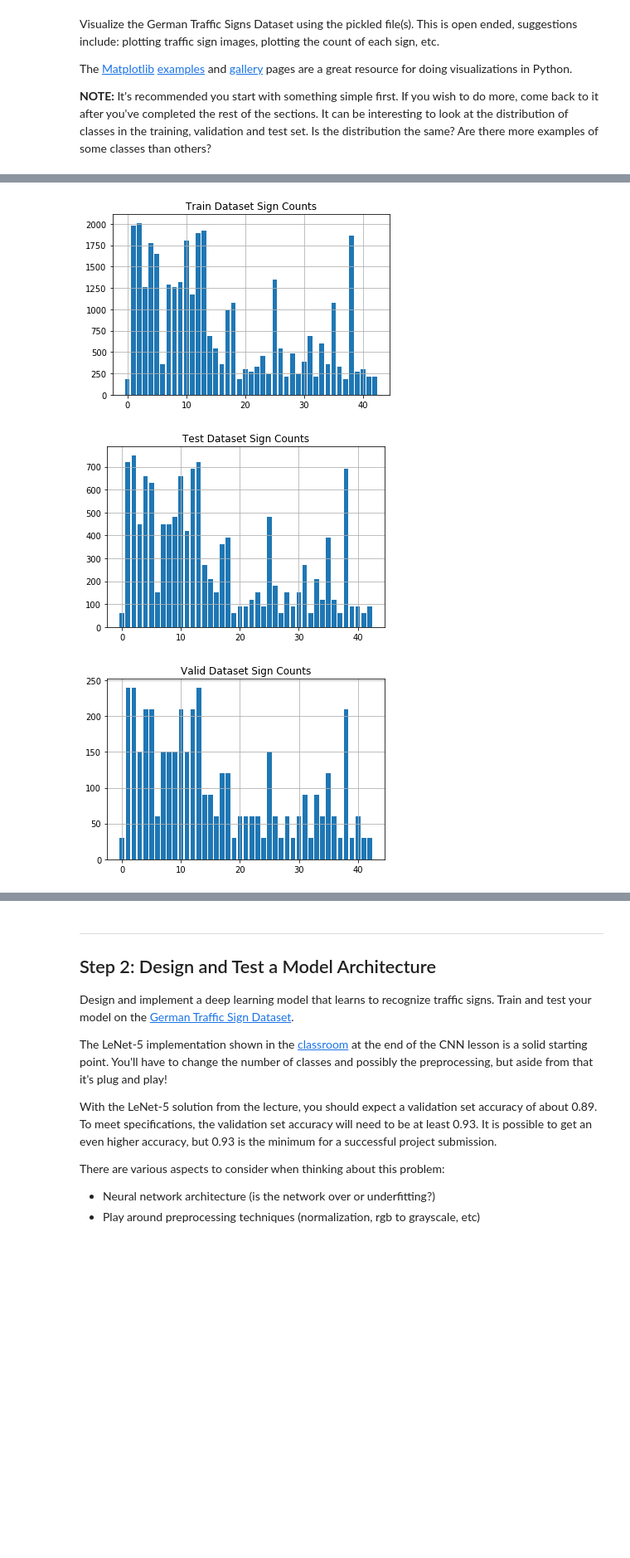
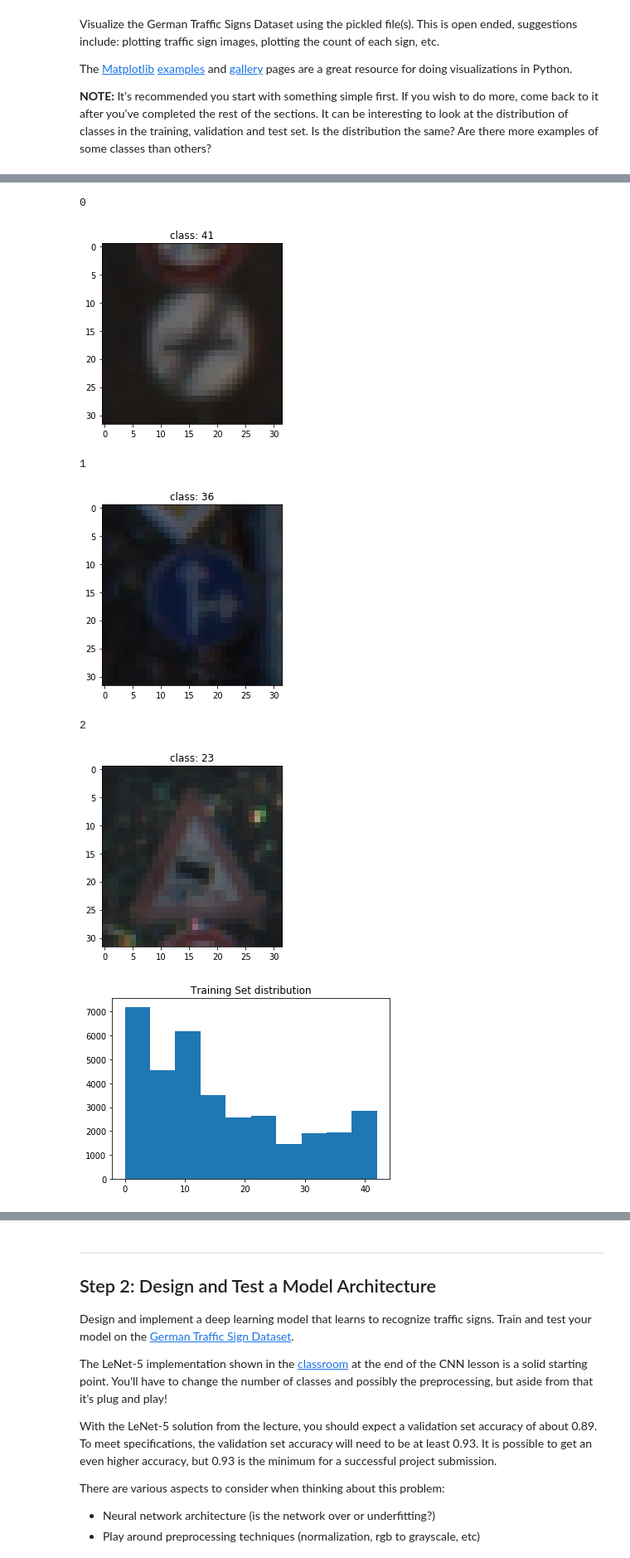
Before and after one commit to Shmuelnaaman/temp, a Jupyter notebook: Traffic_Sign_Classifier.ipynb, the cells around one changed output, grey strips where cells are left out. Shown at 83% size. Saved outputs shown, nothing was run; the diff lists cells and outputs as text; code cells hidden in the pictures; blank space fills up the shorter version.

```diff
--- a/Traffic_Sign_Classifier.ipynb
+++ b/Traffic_Sign_Classifier.ipynb
@@ -25,9 +25,9 @@ import pickle
 
 # TODO: Fill this in based on where you saved the training and testing data
 
-training_file = "../data/train.p"
-validation_file="../data/valid.p"
-testing_file = "../data/test.p"
+training_file = "train.p"
+validation_file = "valid.p"
+testing_file = "test.p"
 
 with open(training_file, mode='rb') as f:
     train = pickle.load(f)
@@ -39,4 +39,3 @@ with open(testing_file, mode='rb') as f:
 X_train, y_train = train['features'], train['labels']
 X_valid, y_valid = valid['features'], valid['labels']
 X_test, y_test = test['features'], test['labels']
-print('Data loaded')
@@ -130,29 +94,32 @@ plt.close()
-# %%
-import matplotlib.pyplot as plt
-unique_train, counts_train = np.unique(y_train, return_counts=True)
-plt.bar(unique_train, counts_train)
-plt.grid()
-plt.title("Train Dataset Sign Counts")
-save_dir = './examples/'+'Train_Dataset_Sign_Counts'+'.png'
-plt.savefig(save_dir)
-plt.show()
-
-unique_test, counts_test = np.unique(y_test, return_counts=True)
-plt.bar(unique_test, counts_test)
-plt.grid()
-plt.title("Test Dataset Sign Counts")
-save_dir = './examples/'+'Test_Dataset_Sign_Counts'+'.png'
-plt.savefig(save_dir)
-plt.show()
-
-unique_valid, counts_valid = np.unique(y_valid, return_counts=True)
-plt.bar(unique_valid, counts_valid)
-plt.grid()
-plt.title("Valid Dataset Sign Counts")
-save_dir = './examples/'+'Valid_Dataset_Sign_Counts'+'.png'
-plt.savefig(save_dir)
-plt.show()
-# %% [output]
-[figure, removed]
-[figure, removed]
-[figure, removed]
+# %%
+### Data exploration visualization code goes here.
+### Feel free to use as many code cells as needed.
+import matplotlib.pyplot as plt
+%matplotlib inline
+# Visualizations will be shown in the notebook.
+#visualizing 3 random images from training set
+for i in range(3):
+    print(i)
+    plt.imshow(X_train[i*1000])
+    plt.title("class: " + str(y_train[i*1000]))
+    plt.show()
+
+plt.hist(y_train)
+plt.title("Training Set distribution")
+plt.show()
+
+plt.hist(y_valid)
+plt.title("Training Set distribution")
+plt.show()
+
+plt.hist(y_test)
+plt.title("Training Set distribution")
+plt.show()
+# %% [output]
+0
+[figure, added]
+1
+[figure, added]
+2
+[figure, added]
+[figure, added]
```
Also changed, not shown: parts of 40 cells of this notebook, 1 other file.
